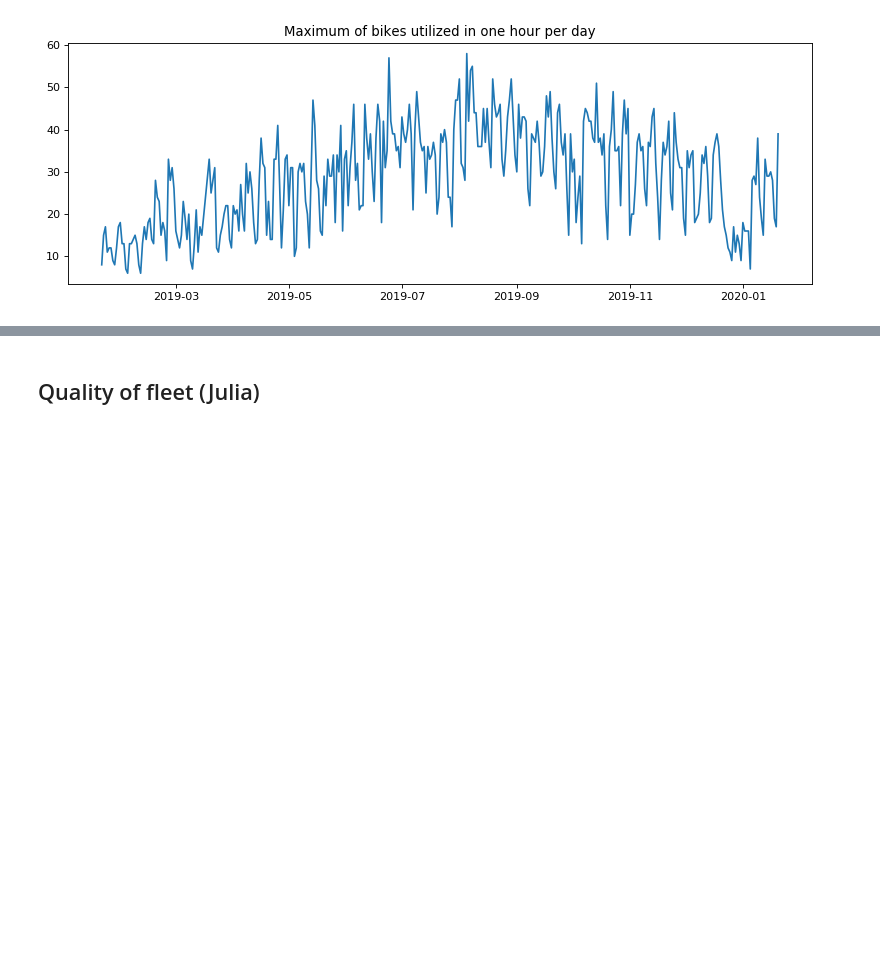
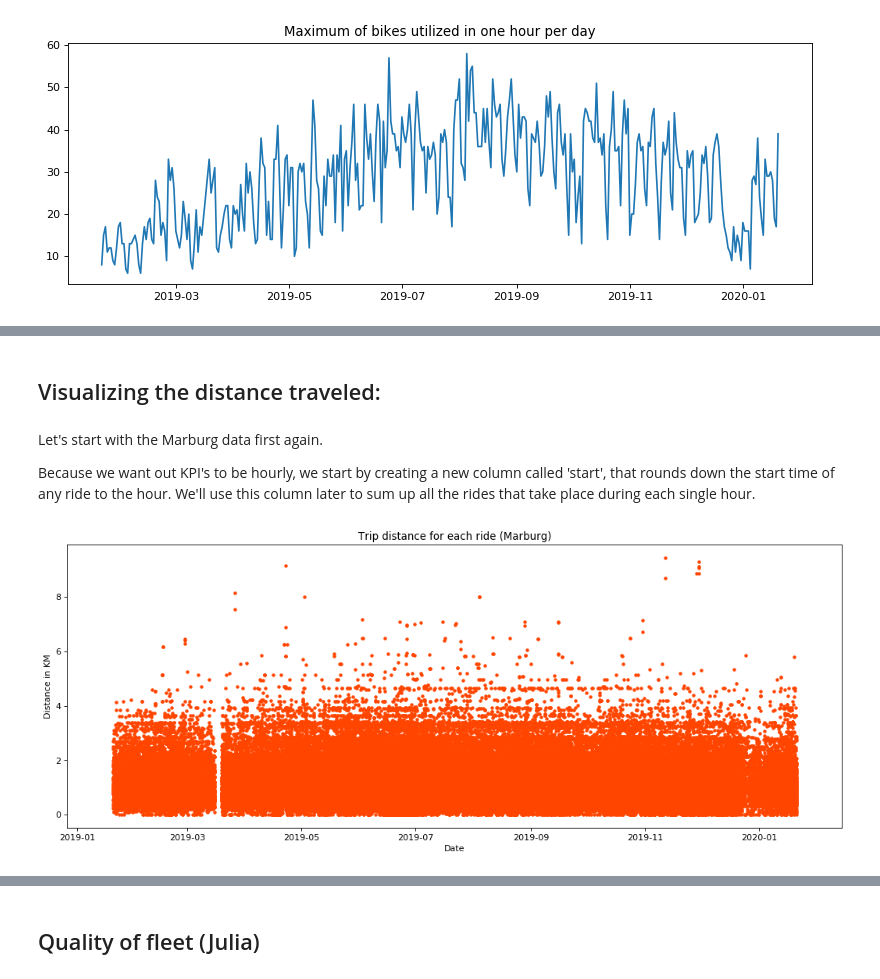
Before and after one commit to mogottsch/dsml_2020_magma, a Jupyter notebook: 2_kpi_calculation/KPI_Calculation.ipynb, the cells around one changed output, grey strips where cells are left out. Cells and saved outputs as stored; diff of their text form; code cells hidden in the pictures; blank space fills up the shorter version.

Commit message:
More slight changes + cleanup for Distance traveled KPI

```diff
--- a/2_kpi_calculation/KPI_Calculation.ipynb
+++ b/2_kpi_calculation/KPI_Calculation.ipynb
@@ -420,0 +340,19 @@ plt.show()
+# %% [markdown]
+## Visualizing the distance traveled:
+# %% [markdown]
+Let's start with the Marburg data first again.
+
+Because we want out KPI's to be hourly, we start by creating a new column called 'start', that rounds down the start time of any ride to the hour.
+We'll use this column later to sum up all the rides that take place during each single hour.
+# %%
+marburg['start'] = marburg.index.floor(freq = "H")
+
+# Creating a simple scatter plot to show all of the distances of each individual ride.
+fig,ax = plt.subplots(figsize=(16,6), dpi= 80)
+ax.scatter(marburg["start"], marburg["trip_distance"], color = 'orangered', marker ='.')
+ax.set_title("Trip distance for each ride (Marburg)")
+ax.set_xlabel("Date")
+ax.set_ylabel("Distance in KM")
+plt.show()
+# %% [output]
+[figure, added]
```
Also changed, not shown: parts of 43 cells of this notebook.
